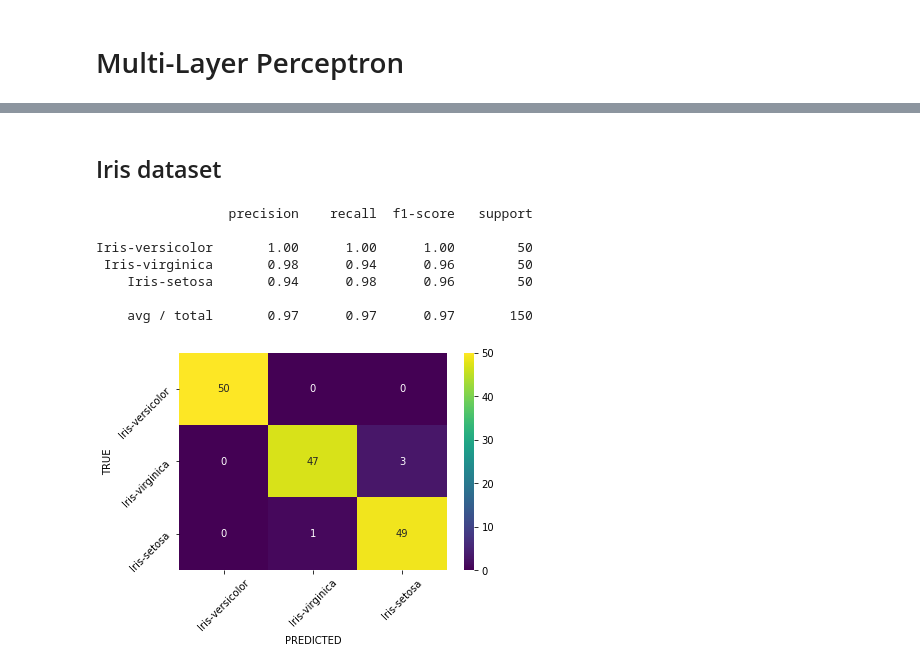
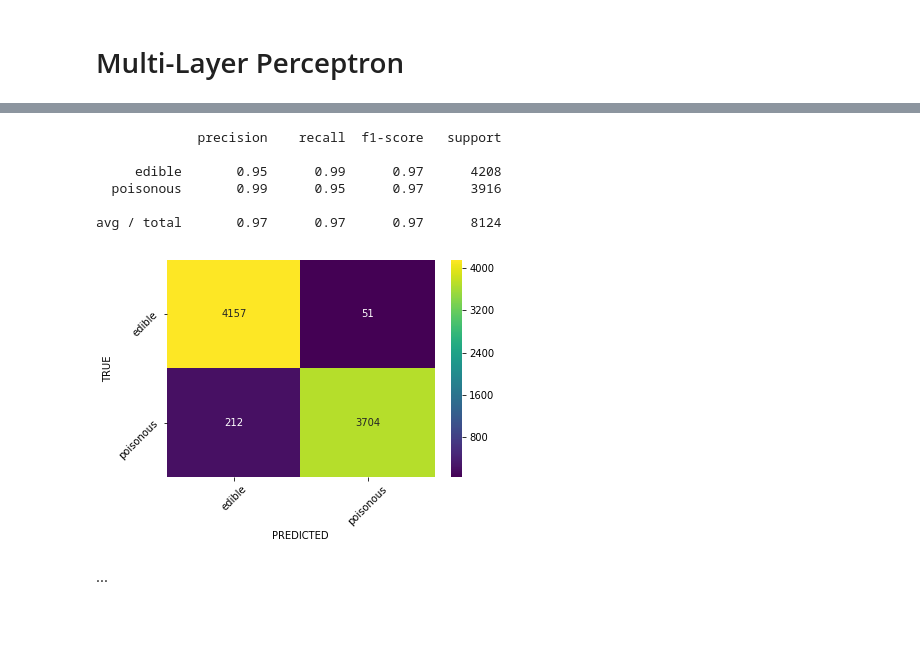
Before and after one commit to j4nw/nn-notebooks, a Jupyter notebook: multi_layer_perceptron_sklearn.ipynb, the cells around one changed output, grey strips where cells are left out. Cells and saved outputs as stored; diff of their text form; code cells hidden in the pictures; blank space fills up the shorter version.

```diff
--- a/multi_layer_perceptron_sklearn.ipynb
+++ b/multi_layer_perceptron_sklearn.ipynb
@@ -29,18 +138,21 @@ The default parameters for MLP used by sklearn can be seen [here](http://scikit-
+# %%
+clf = MLPClassifier(hidden_layer_sizes=(200,), activation='logistic')
+df = pd.read_csv('data/agaricus-lepiota.data', header=None)
+X = df.values[:,1:]
+X = pd.get_dummies(pd.DataFrame(X)).values
+y = df.values[:,0]
+d = { 'e': 'edible', 'p': 'poisonous' }
+y = list(map(lambda l: d[l], y))
+labels = list(sorted(set(y)))
+y_pred = cross_val_predict(clf, X, y, cv=10)
+show_report(y, y_pred, labels)
+# %% [output]
+             precision    recall  f1-score   support
+
+     edible       0.95      0.99      0.97      4208
+  poisonous       0.99      0.95      0.97      3916
+
+avg / total       0.97      0.97      0.97      8124
+[figure, added]
 # %% [markdown]
-## Iris dataset
+...
-# %%
-df = pd.read_csv('data/iris.data', header=None)
-X = df.values[:,:-1]
-y = df.values[:,-1]
-labels = list(set(y))
-y_pred = cross_val_predict(clf, X, y, cv=10)
-show_report(y, y_pred, labels)
-# %% [output]
-                 precision    recall  f1-score   support
-
-Iris-versicolor       1.00      1.00      1.00        50
- Iris-virginica       0.98      0.94      0.96        50
-    Iris-setosa       0.94      0.98      0.96        50
-
-    avg / total       0.97      0.97      0.97       150
-[figure, removed]
```
Also changed, not shown: parts of 14 cells of this notebook, 4 other files.
